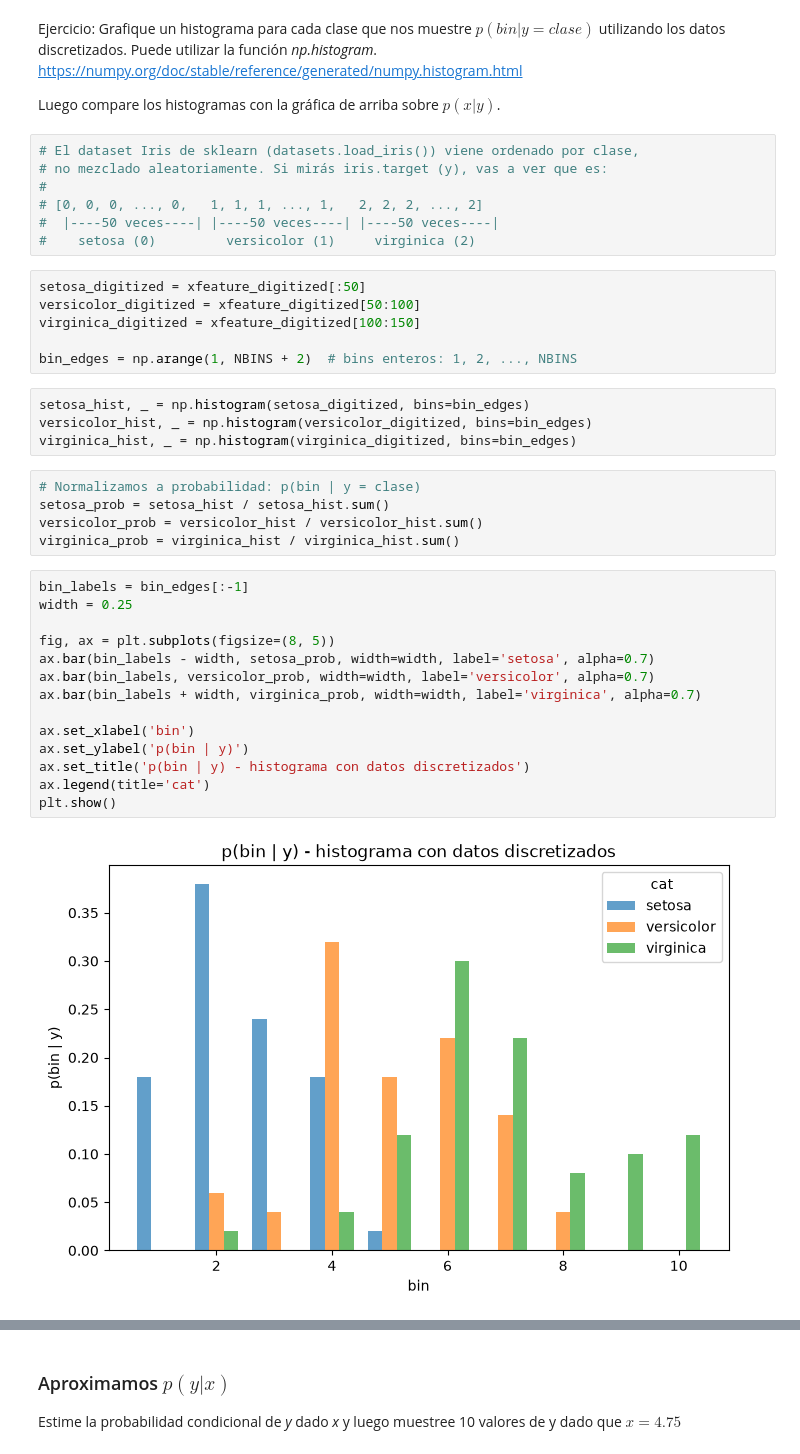
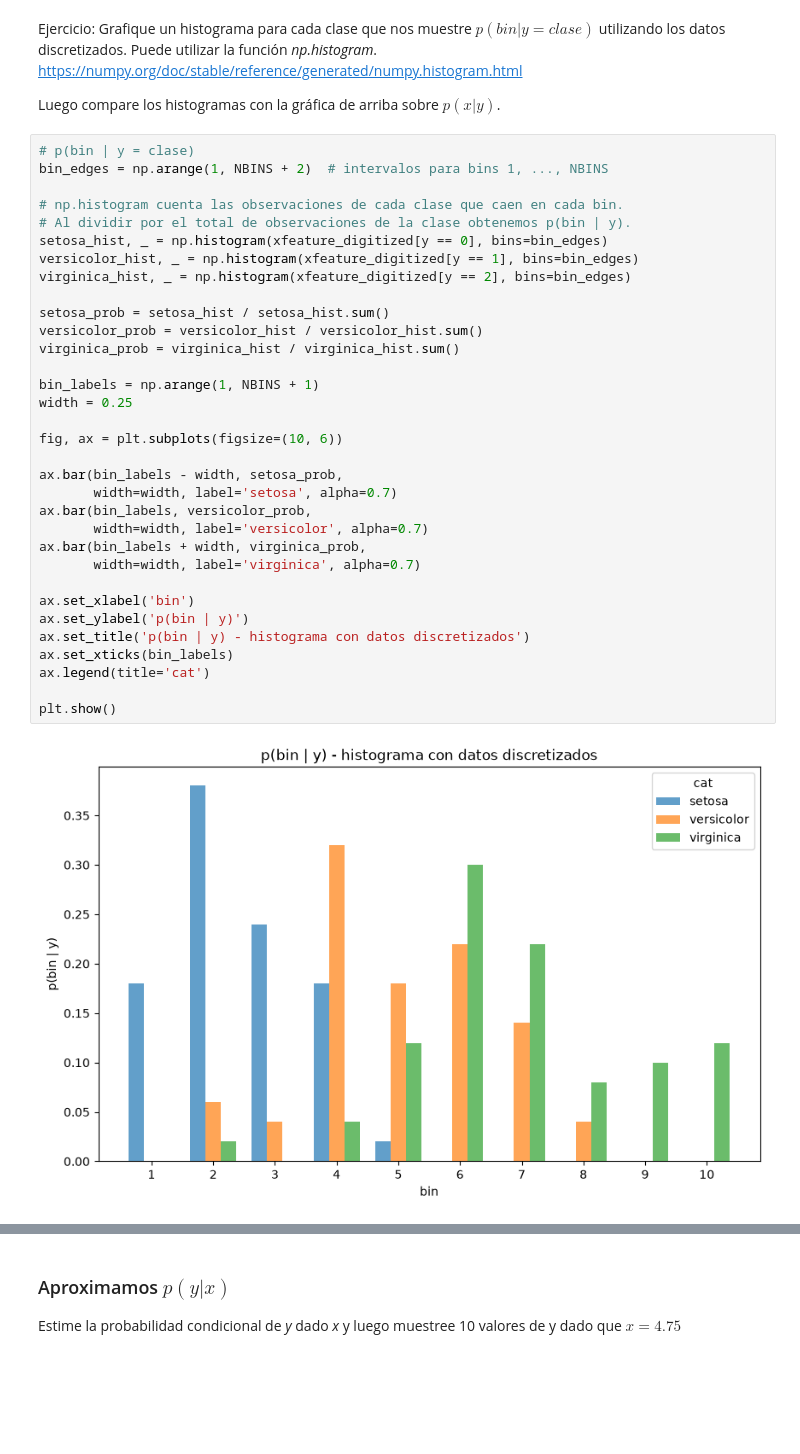
Before and after one commit to rodrigobeniteza/ORT-AI, a Jupyter notebook: AI Generativa/Practicos/Práctico 2/Practico2_JL.ipynb, the cells around one changed output, grey strips where cells are left out. Drawn from its saved outputs; the diff is of its cells as text; blank space fills up the shorter version.

```diff
--- a/AI Generativa/Practicos/Práctico 2/Practico2_JL.ipynb
+++ b/AI Generativa/Practicos/Práctico 2/Practico2_JL.ipynb
@@ -483,42 +497,39 @@ La "setosa" se separa claramente del resto en cuando a comportamiento, y versico
 Ejercicio: Grafique un histograma para cada clase que nos muestre $p (bin| y = clase)$ utilizando los datos discretizados. Puede utilizar la función *np.histogram*. https://numpy.org/doc/stable/reference/generated/numpy.histogram.html
 
 Luego compare los histogramas con la gráfica de arriba sobre $p (x | y)$.
-# %%
-# El dataset Iris de sklearn (datasets.load_iris()) viene ordenado por clase,
-# no mezclado aleatoriamente. Si mirás iris.target (y), vas a ver que es:
-#
-# [0, 0, 0, ..., 0,   1, 1, 1, ..., 1,   2, 2, 2, ..., 2]
-#  |----50 veces----| |----50 veces----| |----50 veces----|
-#    setosa (0)         versicolor (1)     virginica (2)
-# %%
-setosa_digitized = xfeature_digitized[:50]
-versicolor_digitized = xfeature_digitized[50:100]
-virginica_digitized = xfeature_digitized[100:150]
-
-bin_edges = np.arange(1, NBINS + 2)  # bins enteros: 1, 2, ..., NBINS
-# %%
-setosa_hist, _ = np.histogram(setosa_digitized, bins=bin_edges)
-versicolor_hist, _ = np.histogram(versicolor_digitized, bins=bin_edges)
-virginica_hist, _ = np.histogram(virginica_digitized, bins=bin_edges)
-# %%
-# Normalizamos a probabilidad: p(bin | y = clase)
-setosa_prob = setosa_hist / setosa_hist.sum()
-versicolor_prob = versicolor_hist / versicolor_hist.sum()
-virginica_prob = virginica_hist / virginica_hist.sum()
 # %%
-bin_labels = bin_edges[:-1]
+# p(bin | y = clase)
+bin_edges = np.arange(1, NBINS + 2)  # intervalos para bins 1, ..., NBINS
+
+# np.histogram cuenta las observaciones de cada clase que caen en cada bin.
+# Al dividir por el total de observaciones de la clase obtenemos p(bin | y).
+setosa_hist, _ = np.histogram(xfeature_digitized[y == 0], bins=bin_edges)
+versicolor_hist, _ = np.histogram(xfeature_digitized[y == 1], bins=bin_edges)
+virginica_hist, _ = np.histogram(xfeature_digitized[y == 2], bins=bin_edges)
+
+setosa_prob = setosa_hist / setosa_hist.sum()
+versicolor_prob = versicolor_hist / versicolor_hist.sum()
+virginica_prob = virginica_hist / virginica_hist.sum()
+
+bin_labels = np.arange(1, NBINS + 1)
 width = 0.25
 
-fig, ax = plt.subplots(figsize=(8, 5))
-ax.bar(bin_labels - width, setosa_prob, width=width, label='setosa', alpha=0.7)
-ax.bar(bin_labels, versicolor_prob, width=width, label='versicolor', alpha=0.7)
-ax.bar(bin_labels + width, virginica_prob, width=width, label='virginica', alpha=0.7)
+fig, ax = plt.subplots(figsize=(10, 6))
+
+ax.bar(bin_labels - width, setosa_prob,
+       width=width, label='setosa', alpha=0.7)
+ax.bar(bin_labels, versicolor_prob,
+       width=width, label='versicolor', alpha=0.7)
+ax.bar(bin_labels + width, virginica_prob,
+       width=width, label='virginica', alpha=0.7)
 
 ax.set_xlabel('bin')
 ax.set_ylabel('p(bin | y)')
 ax.set_title('p(bin | y) - histograma con datos discretizados')
+ax.set_xticks(bin_labels)
 ax.legend(title='cat')
+
 plt.show()
 # %% [output]
-[figure, old version]
+[figure, new version]
 # %% [markdown]
```
Also changed, not shown: parts of 35 cells of this notebook.
